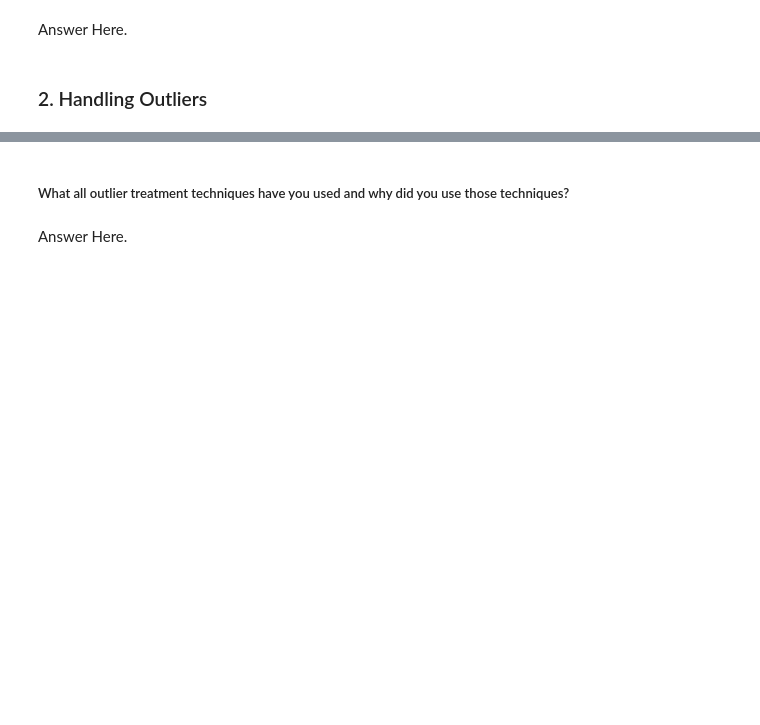
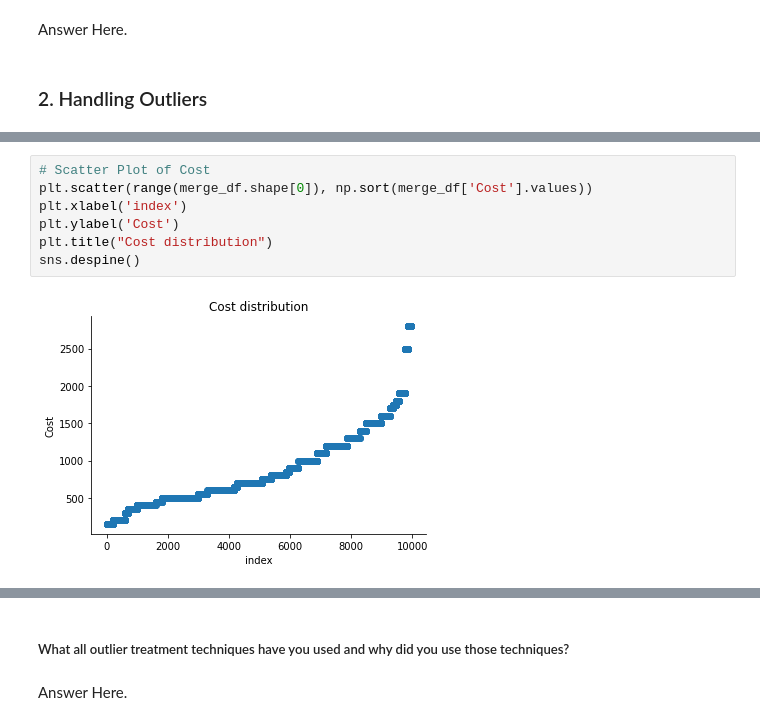
Before and after one commit to Asif-Ansari-bbl/Zomato-Resturent-Clustering-and-Sentiment-Analysis, a Jupyter notebook: Zomato_resturent_Clustering_and_Sentiment_Analysis.ipynb, the cells around one changed output, grey strips where cells are left out. Drawn from its saved outputs; the diff is of its cells as text; blank space fills up the shorter version.

```diff
--- a/Zomato_resturent_Clustering_and_Sentiment_Analysis.ipynb
+++ b/Zomato_resturent_Clustering_and_Sentiment_Analysis.ipynb
@@ -1246,0 +1263,9 @@ Answer Here.
+# %%
+# Scatter Plot of Cost
+plt.scatter(range(merge_df.shape[0]), np.sort(merge_df['Cost'].values))
+plt.xlabel('index')
+plt.ylabel('Cost')
+plt.title("Cost distribution")
+sns.despine()
+# %% [output]
+[figure, added]
```
Also changed, not shown: parts of 25 cells of this notebook.
